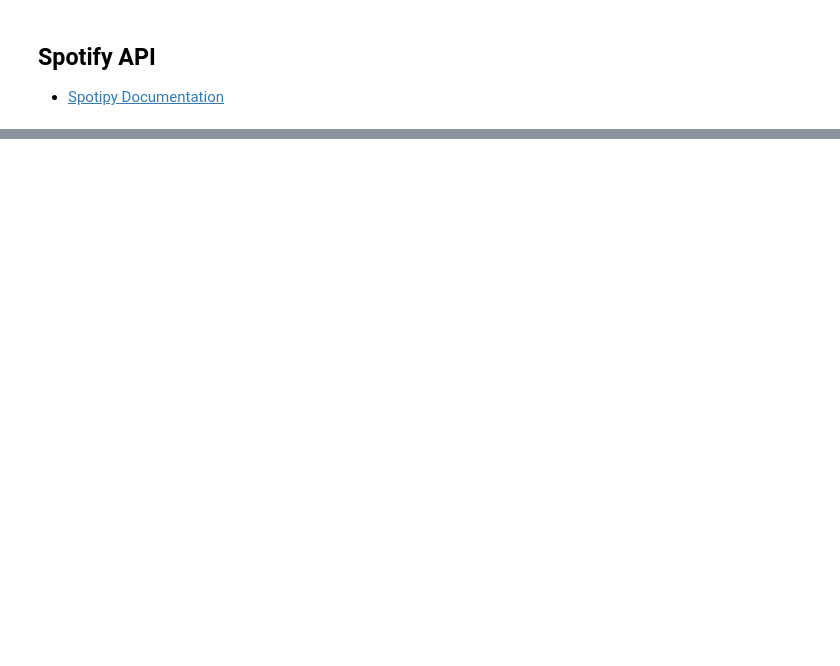
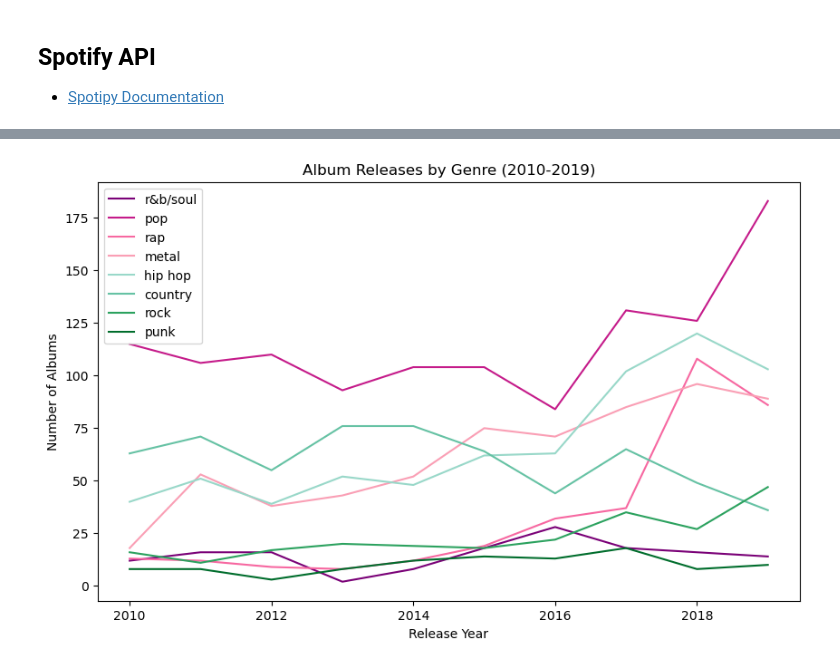
Before and after one commit to DrakeData/MSDS455-The_Show, a Jupyter notebook: 01-Genre.ipynb, the cells around one changed output, grey strips where cells are left out. Drawn from its saved outputs; the diff is of its cells as text; code cells hidden in the pictures; blank space fills up the shorter version.

Commit message:
updated genre python script to include visulization

```diff
--- a/01-Genre.ipynb
+++ b/01-Genre.ipynb
@@ -335,0 +866,3 @@ print(f"Album rating from metacritic: {rating}")
+# %%
+genre_year_df = spotify_2010_df[['simplified_genres', 'release_year']]
+genre_year_df.head()
@@ -335,0 +876,4 @@ print(f"Album rating from metacritic: {rating}")
+# %%
+genre_year_df = genre_year_df[genre_year_df['simplified_genres'] != 'other']
+genre_year_df = genre_year_df[genre_year_df['release_year'] < 2020]
+genre_year_df.head()
@@ -335,0 +887,3 @@ print(f"Album rating from metacritic: {rating}")
+# %%
+genre_counts = genre_year_df.groupby(['release_year', 'simplified_genres']).size().reset_index(name='count')
+genre_counts.head()
@@ -335,0 +897,4 @@ print(f"Album rating from metacritic: {rating}")
+# %%
+col_diverging = ['#7a0177','#c51b8a','#f768a1','#fa9fb5','#99d8c9','#66c2a4','#2ca25f','#006d2c']
+
+sns.color_palette(col_diverging)
@@ -335,0 +910,20 @@ print(f"Album rating from metacritic: {rating}")
+# %%
+# Create a line plot
+plt.figure(figsize=(10, 6))
+for i, genre in enumerate(genre_year_df['simplified_genres'].unique().tolist()):
+    genre_data = genre_counts[genre_counts['simplified_genres'] == genre]
+    plt.plot(genre_data['release_year'], genre_data['count'], label=genre, color=col_diverging[i])
+
+# Customize the plot
+plt.xlabel('Release Year')
+plt.ylabel('Number of Albums')
+plt.title('Album Releases by Genre (2010-2019)')
+plt.legend()
+
+# Save plt as png file with transparent background
+plt.savefig('2010s_Genre.png', transparent=True)
+
+# Display the plot
+plt.show()
+# %% [output]
+[figure, added]
```
Also changed, not shown: parts of 79 cells of this notebook, 7 other files.
